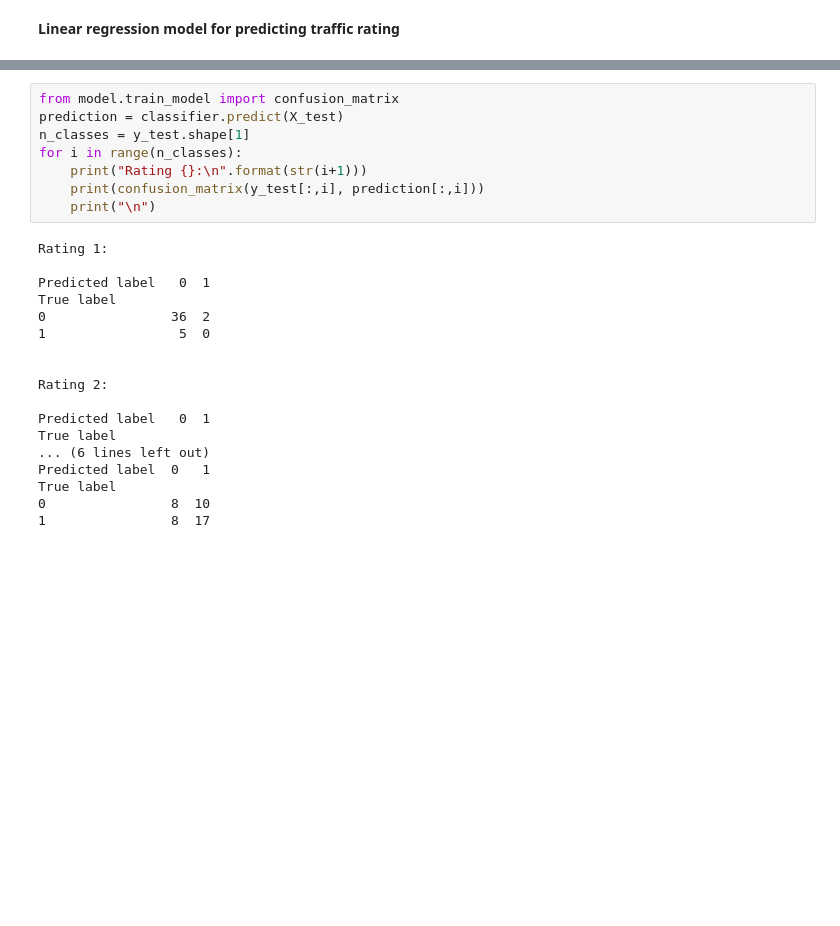
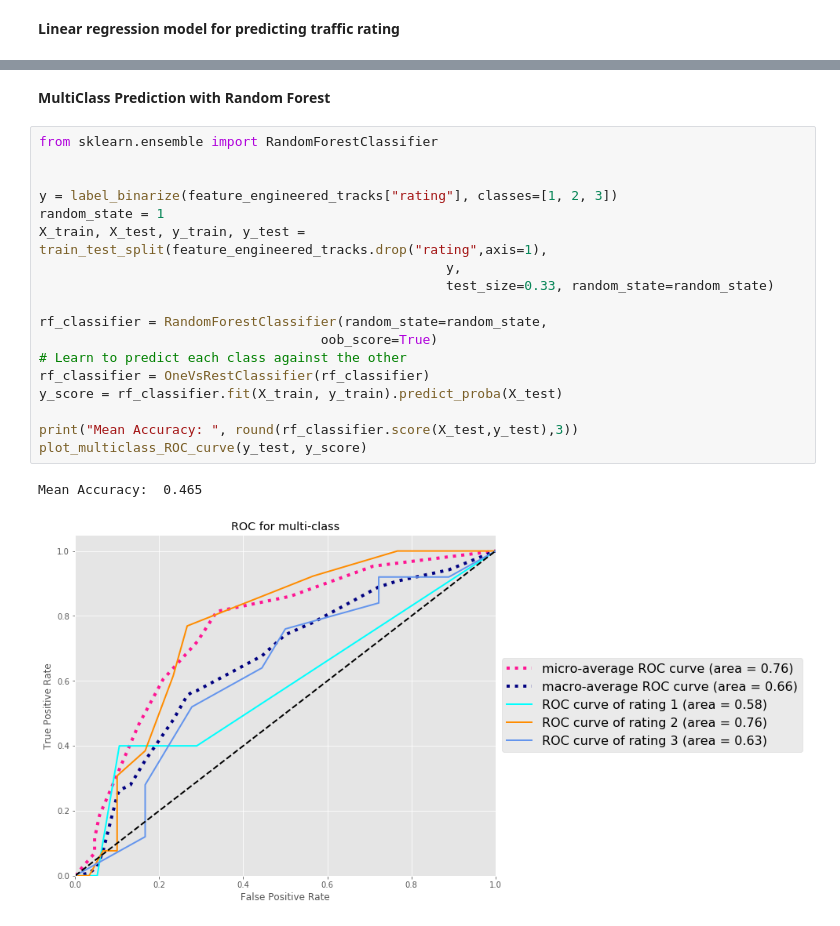
Before and after one commit to MoBran/bi2_project, a Jupyter notebook: src/model_building.ipynb, the cells around one changed output, grey strips where cells are left out. Cells and saved outputs as stored; diff of their text form; blank space fills up the shorter version.

```diff
--- a/src/model_building.ipynb
+++ b/src/model_building.ipynb
@@ -401,29 +383,26 @@ y_score = classifier.fit(X_train, y_train).decision_function(X_test)
 plot_multiclass_ROC_curve(y_test, y_score)
 # %% [output]
 [figure]
-# %%
-from model.train_model import confusion_matrix
-prediction = classifier.predict(X_test)
-n_classes = y_test.shape[1]
-for i in range(n_classes):
-    print("Rating {}:\n".format(str(i+1)))
-    print(confusion_matrix(y_test[:,i], prediction[:,i]))
-    print("\n")
-# %% [output]
-Rating 1:
-
-Predicted label   0  1
-True label
-0                36  2
-1                 5  0
-
-
-Rating 2:
-
-Predicted label   0  1
-True label
-... (6 lines left out)
-Predicted label  0   1
-True label
-0                8  10
-1                8  17
+# %% [markdown]
+**MultiClass Prediction with Random Forest**
+# %%
+from sklearn.ensemble import RandomForestClassifier
+
+
+y = label_binarize(feature_engineered_tracks["rating"], classes=[1, 2, 3])
+random_state = 1
+X_train, X_test, y_train, y_test = train_test_split(feature_engineered_tracks.drop("rating",axis=1),
+                                                    y,
+                                                    test_size=0.33, random_state=random_state)
+
+rf_classifier = RandomForestClassifier(random_state=random_state,
+                                    oob_score=True)
+# Learn to predict each class against the other
+rf_classifier = OneVsRestClassifier(rf_classifier)
+y_score = rf_classifier.fit(X_train, y_train).predict_proba(X_test)
+
+print("Mean Accuracy: ", round(rf_classifier.score(X_test,y_test),3))
+plot_multiclass_ROC_curve(y_test, y_score)
+# %% [output]
+Mean Accuracy:  0.465
+[figure, added]
```
Also changed, not shown: parts of 15 cells of this notebook, 1 other file.
